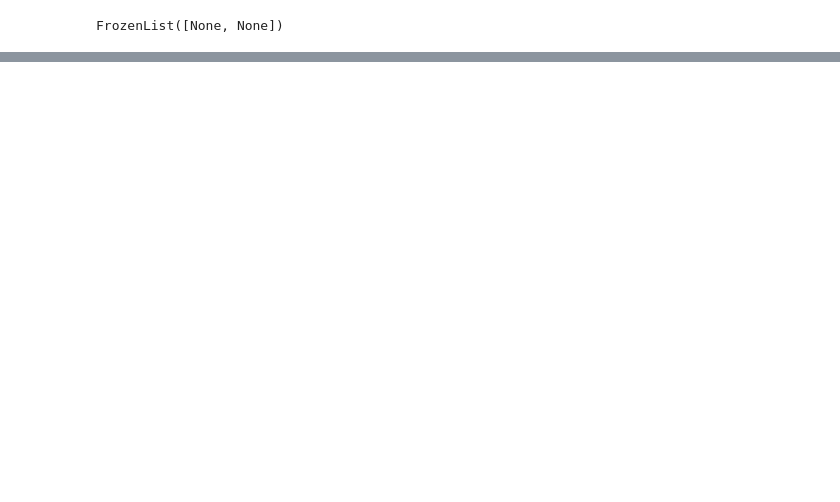
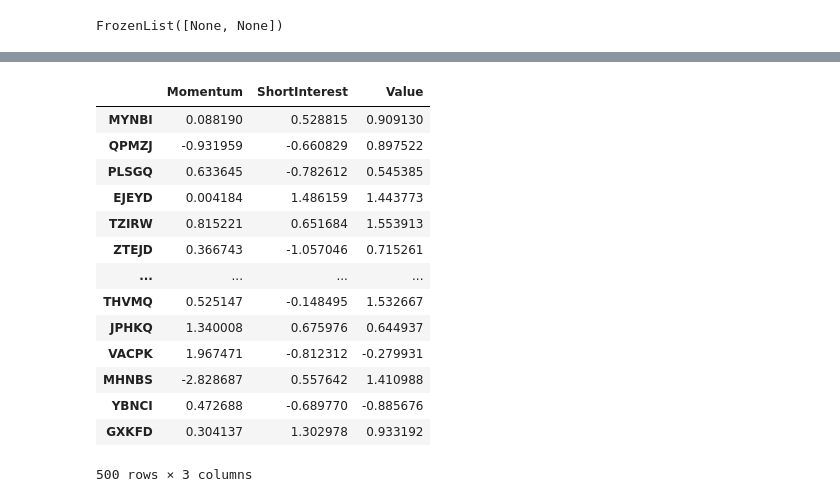
Before and after one commit to wiseosho/Pydata, a Jupyter notebook: Chapter11_Application_Finance_Economic_Data.ipynb, the cells around one changed output, grey strips where cells are left out. Drawn from its saved outputs; the diff is of its cells as text; code cells hidden in the pictures; blank space fills up the shorter version.

```diff
--- a/Chapter11_Application_Finance_Economic_Data.ipynb
+++ b/Chapter11_Application_Finance_Economic_Data.ipynb
@@ -814,0 +855,23 @@ Length: 48, dtype: float64
+# %%
+def zscore(group):
+    return (group - group.mean()) / group.std()
+
+df_stand = by_industry.apply(zscore)
+# %%
+df_stand
+# %% [output]
+|  | Momentum | ShortInterest | Value |
+| MYNBI | 0.088190 | 0.528815 | 0.909130 |
+| QPMZJ | -0.931959 | -0.660829 | 0.897522 |
+| PLSGQ | 0.633645 | -0.782612 | 0.545385 |
+| EJEYD | 0.004184 | 1.486159 | 1.443773 |
+| TZIRW | 0.815221 | 0.651684 | 1.553913 |
+| ZTEJD | 0.366743 | -1.057046 | 0.715261 |
+| ... | ... | ... | ... |
+| THVMQ | 0.525147 | -0.148495 | 1.532667 |
+| JPHKQ | 1.340008 | 0.675976 | 0.644937 |
+| VACPK | 1.967471 | -0.812312 | -0.279931 |
+| MHNBS | -2.828687 | 0.557642 | 1.410988 |
+| YBNCI | 0.472688 | -0.689770 | -0.885676 |
+| GXKFD | 0.304137 | 1.302978 | 0.933192 |
+500 rows × 3 columns
```
Also changed, not shown: parts of 34 cells of this notebook, 1 other file.
